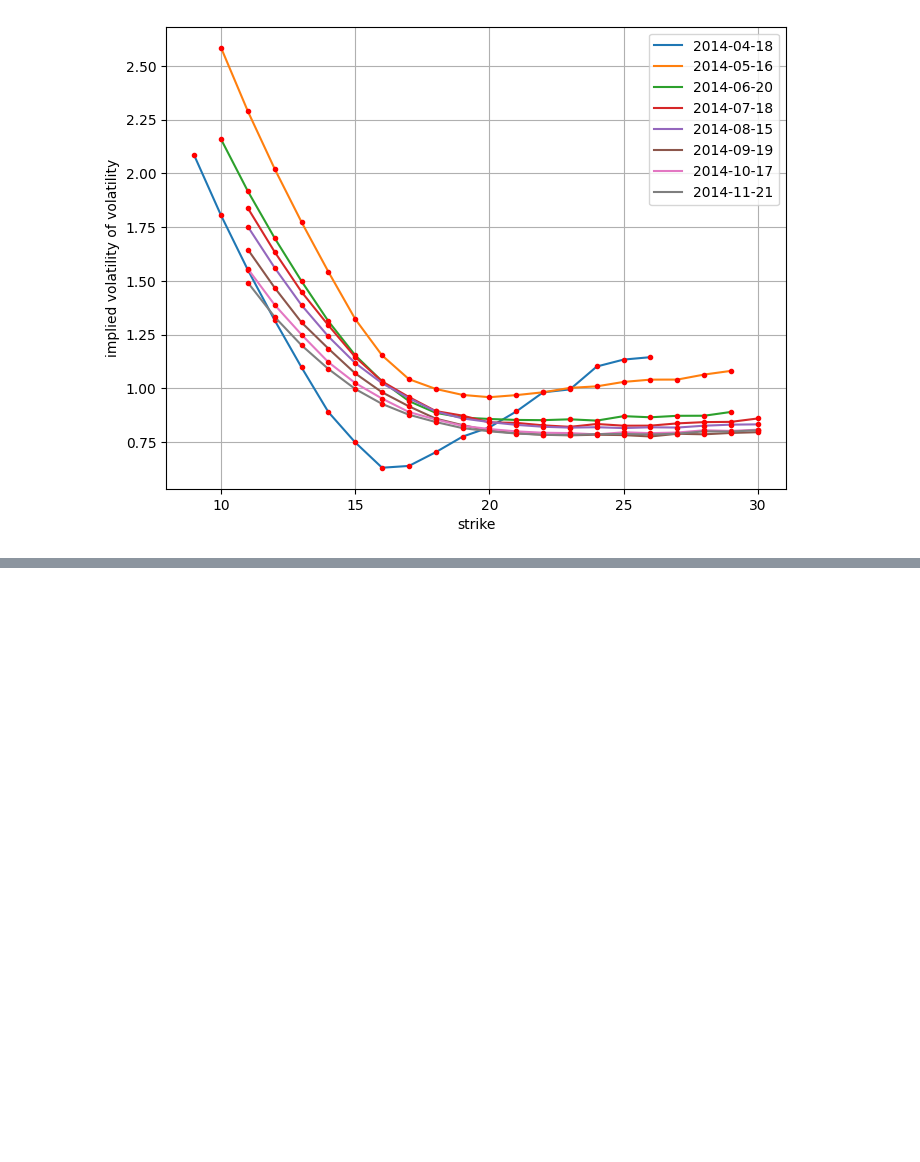
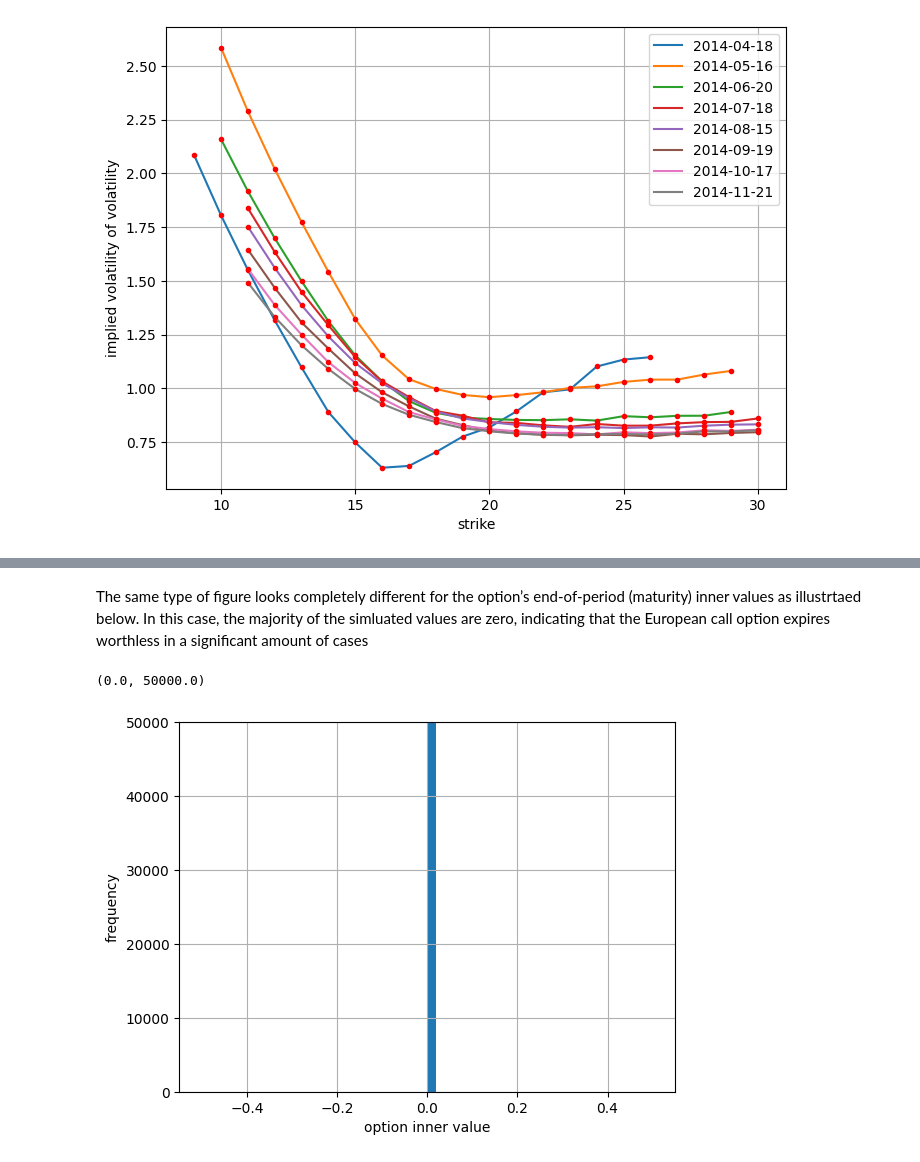
Before and after one commit to MadzivaDuane/Python-Finance, a Jupyter notebook: Python & Finance Book/Part 1/Chapter 3.ipynb, the cells around one changed output, grey strips where cells are left out. Saved outputs shown, nothing was run; the diff lists cells and outputs as text; code cells hidden in the pictures; blank space fills up the shorter version.

```diff
--- a/Python & Finance Book/Part 1/Chapter 3.ipynb
+++ b/Python & Finance Book/Part 1/Chapter 3.ipynb
@@ -208,0 +275,11 @@ plt.show()
+# %% [markdown]
+The same type of figure looks completely different for the option’s end-of-period (maturity) inner values as illustrtaed below. In this case, the majority of the simluated values are zero, indicating that the European call option expires worthless in a significant amount of cases
+# %%
+plt.hist(np.maximum(S[-1] - K, 0), bins=50)
+plt.grid(True)
+plt.xlabel('option inner value')
+plt.ylabel('frequency')
+plt.ylim(0, 50000)
+# %% [output]
+(0.0, 50000.0)
+[figure, added]
```
Also changed, not shown: parts of 15 cells of this notebook, 5 other files.
